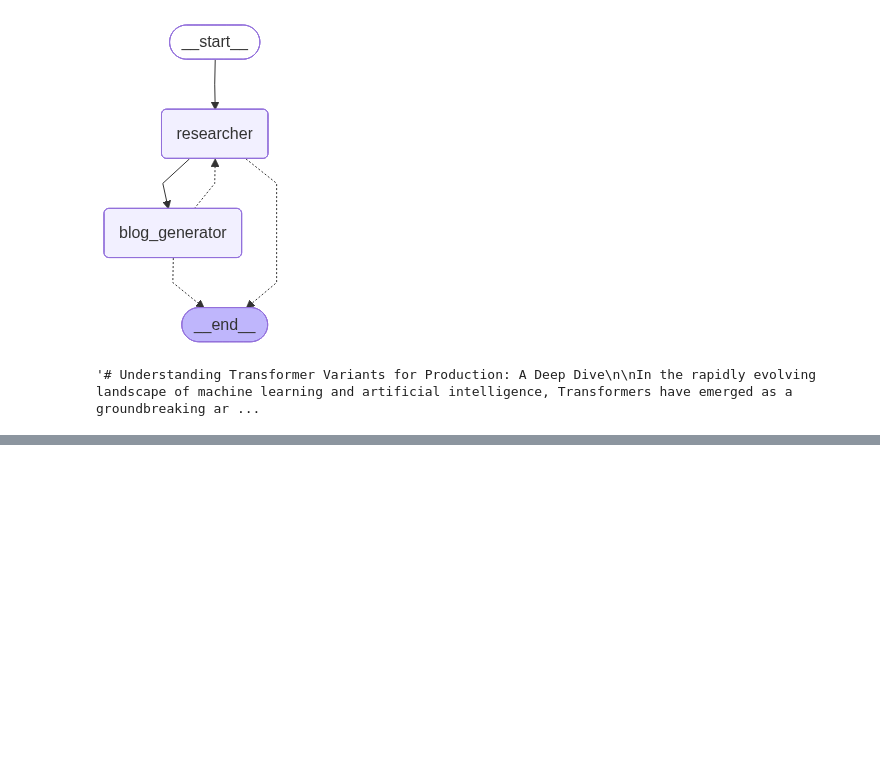
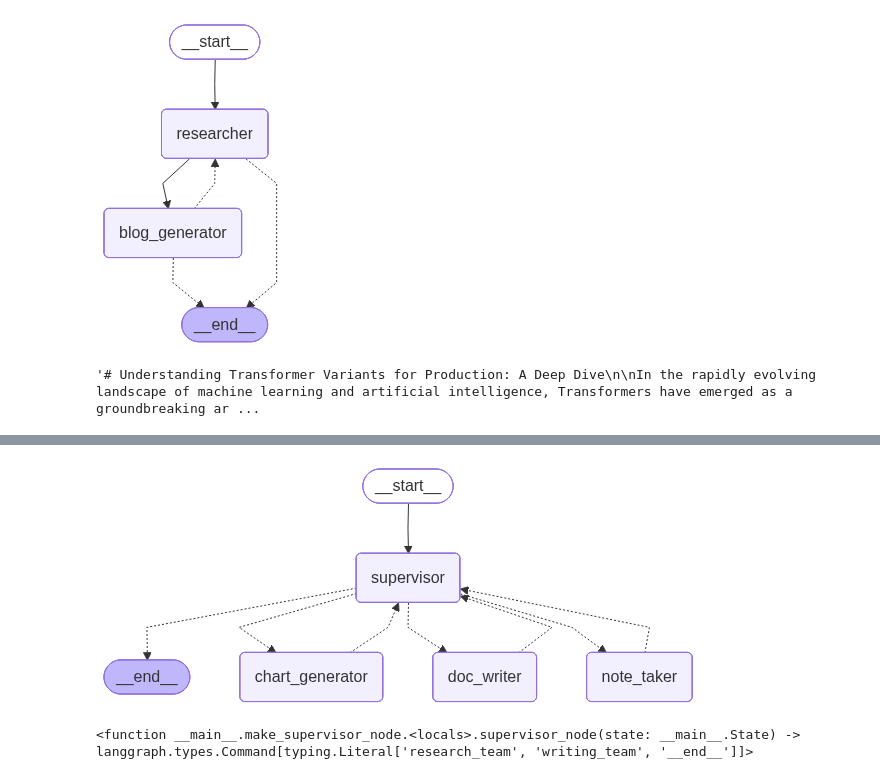
Before and after one commit to aakriti-nag/Agentic-RAG, a Jupyter notebook: multi_agents.ipynb, the cells around one changed output, grey strips where cells are left out. Drawn from its saved outputs; the diff is of its cells as text; code cells hidden in the pictures; blank space fills up the shorter version.

```diff
--- a/multi_agents.ipynb
+++ b/multi_agents.ipynb
@@ -235,0 +462,11 @@ response["messages"][-1].content
+# %%
+from typing import List, Optional, Literal
+from langchain_core.language_models.chat_models import BaseChatModel
+
+from langgraph.graph import StateGraph, MessagesState, START, END
+from langgraph.types import Command
+from langchain_core.messages import HumanMessage, trim_messages
+
+
+class State(MessagesState):
+    next: str
@@ -235,0 +564,13 @@ response["messages"][-1].content
+# %%
+@tool
+def read_document(
+    file_name: Annotated[str, "File path to read the document from."],
+    start: Annotated[Optional[int], "The start line. Default is 0"] = None,
+    end: Annotated[Optional[int], "The end line. Default is None"] = None,
+) -> str:
+    """Read the specified document."""
+    with (WORKING_DIRECTORY / file_name).open("r") as file:
+        lines = file.readlines()
+    if start is None:
+        start = 0
+    return "\n".join(lines[start:end])
@@ -235,0 +651,19 @@ response["messages"][-1].content
+# %%
+# Create the graph here
+paper_writing_builder = StateGraph(State)
+paper_writing_builder.add_node("supervisor", doc_writing_supervisor_node)
+paper_writing_builder.add_node("doc_writer", doc_writing_node)
+paper_writing_builder.add_node("note_taker", note_taking_node)
+paper_writing_builder.add_node("chart_generator", chart_generating_node)
+
+paper_writing_builder.add_edge(START, "supervisor")
+paper_writing_graph = paper_writing_builder.compile()
+paper_writing_graph
+# %% [output]
+[figure, added]
+# %%
+from langchain_core.messages import BaseMessage
+teams_supervisor_node = make_supervisor_node(llm, ["research_team", "writing_team"])
+teams_supervisor_node
+# %% [output]
+<function __main__.make_supervisor_node.<locals>.supervisor_node(state: __main__.State) -> langgraph.types.Command[typing.Literal['research_team', 'writing_team', '__end__']]>
```
Also changed, not shown: parts of 24 cells of this notebook, 1 other file.
